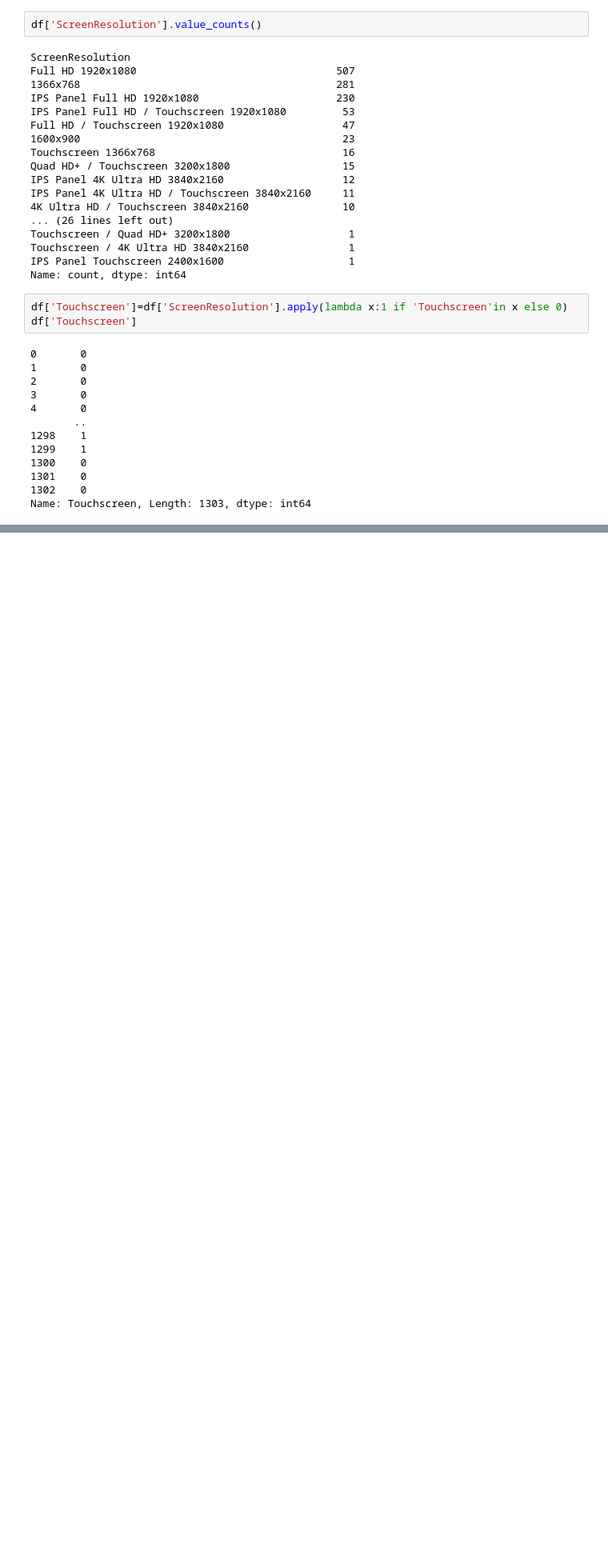
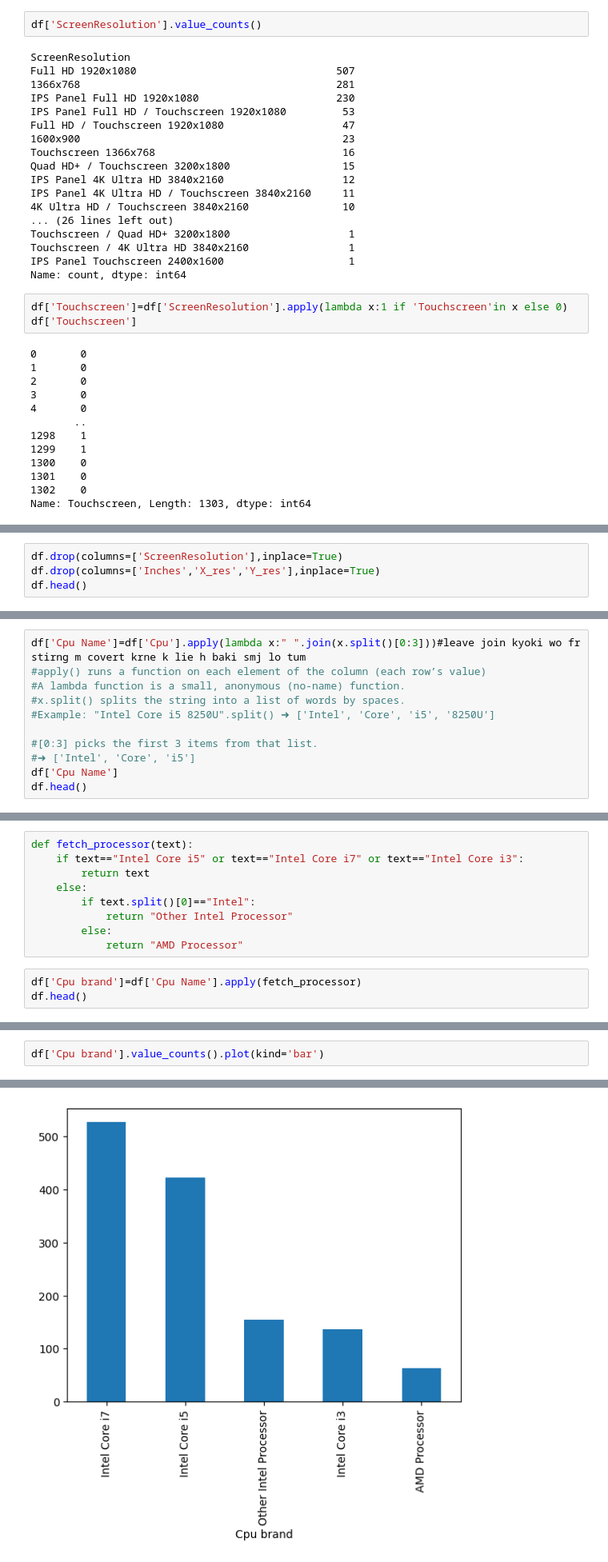
Before and after one commit to Neeraj-Fulpatiya/Laptop-Price-Predictor, a Jupyter notebook: laptop-price-predictor.ipynb, the cells around one changed output, grey strips where cells are left out. Shown at 80% size. Saved outputs shown, nothing was run; the diff lists cells and outputs as text; blank space fills up the shorter version.

```diff
--- a/laptop-price-predictor.ipynb
+++ b/laptop-price-predictor.ipynb
@@ -225,0 +216,4 @@ memory usage: 132.5+ KB
+# %%
+df.drop(columns=['ScreenResolution'],inplace=True)
+df.drop(columns=['Inches','X_res','Y_res'],inplace=True)
+df.head()
@@ -225,0 +227,11 @@ memory usage: 132.5+ KB
+# %%
+df['Cpu Name']=df['Cpu'].apply(lambda x:" ".join(x.split()[0:3]))#leave join kyoki wo fr stirng m covert krne k lie h baki smj lo tum
+#apply() runs a function on each element of the column (each row’s value)
+#A lambda function is a small, anonymous (no-name) function.
+#x.split() splits the string into a list of words by spaces.
+#Example: "Intel Core i5 8250U".split() ➜ ['Intel', 'Core', 'i5', '8250U']
+
+#[0:3] picks the first 3 items from that list.
+#➜ ['Intel', 'Core', 'i5']
+df['Cpu Name']
+df.head()
@@ -225,0 +240,12 @@ memory usage: 132.5+ KB
+# %%
+def fetch_processor(text):
+    if text=="Intel Core i5" or text=="Intel Core i7" or text=="Intel Core i3":
+        return text
+    else:
+        if text.split()[0]=="Intel":
+            return "Other Intel Processor"
+        else:
+            return "AMD Processor"
+# %%
+df['Cpu brand']=df['Cpu Name'].apply(fetch_processor)
+df.head()
@@ -225,0 +259,3 @@ memory usage: 132.5+ KB
+# %%
+df['Cpu brand'].value_counts().plot(kind='bar')
+# %% [output]
@@ -225,0 +263 @@ memory usage: 132.5+ KB
+[figure, added]
```
Also changed, not shown: parts of 38 cells of this notebook.
